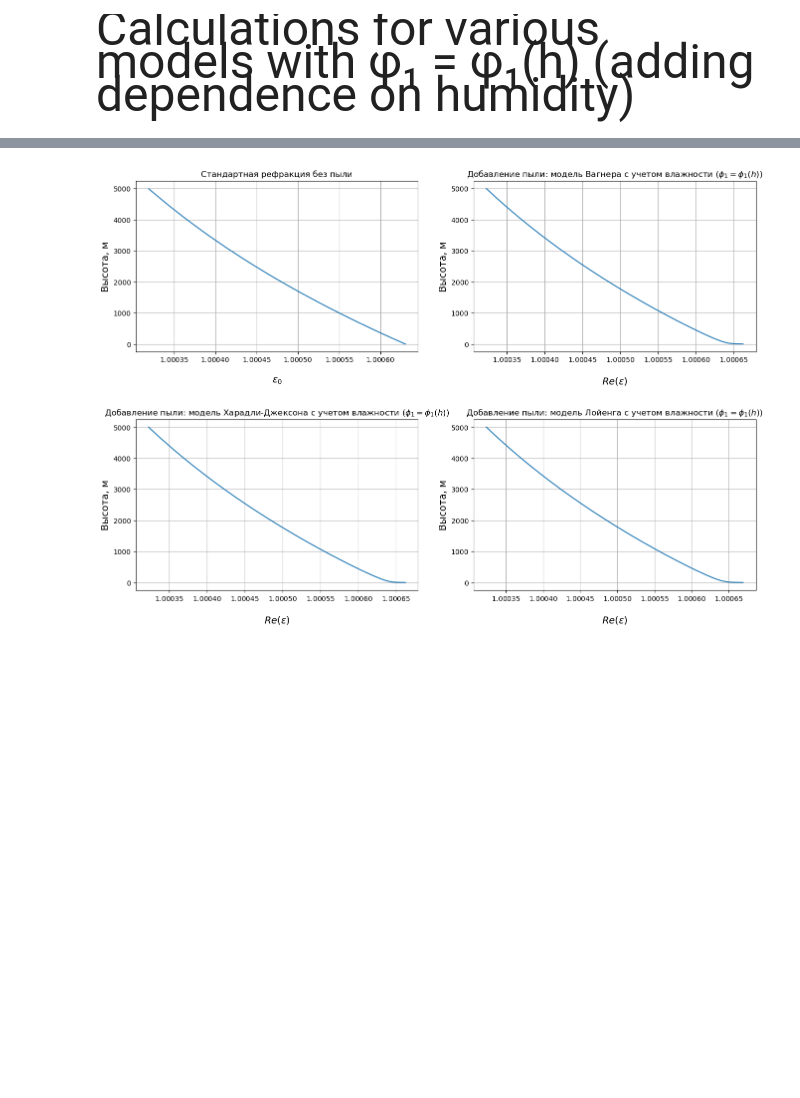
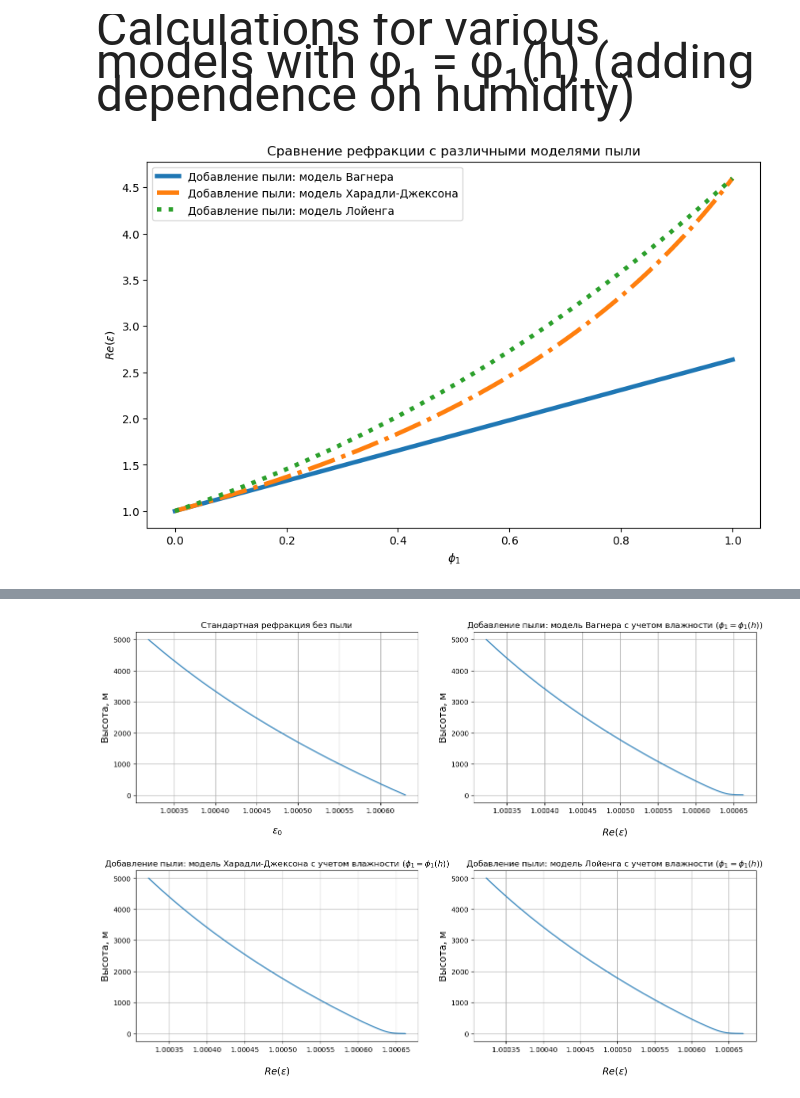
Before and after one commit to Margo-10/pe_radiowaves, a Jupyter notebook: pe_radiowaves.ipynb, the cells around one changed output, grey strips where cells are left out. Saved outputs shown, nothing was run; the diff lists cells and outputs as text; code cells hidden in the pictures; blank space fills up the shorter version.

```diff
--- a/pe_radiowaves.ipynb
+++ b/pe_radiowaves.ipynb
@@ -535,7 +535,7 @@ b=0.28
 rho=2440
 
 #visibility
-V_0 = 0.5; #meters
+V_0 = 6.5; #meters
 h_0 = 2.0
 
 #for Libya and Sudan
@@ -739,0 +769,42 @@ eps_1= (4.56 + 0.04*Humidity - 7.78*pow(Humidity,2)*1.e-4 + 5.56*pow(Humidity,3)
+# %%
+for i in range(H_max*coeff+1):
+    eps_0[i] =  pow ((1 + (315*math.exp(-1.36 *1.e-4*h[i]))*1.e-6),2)
+
+for i in range(H_max*coeff+1):
+    eps_w_real[i]  = 3*eps_0[i]*phi_1[i]*(eps_1.real-eps_0[i])/(eps_1.real+2*eps_0[i]) + eps_0[i]
+
+for i in range(H_max*coeff+1):
+    eps_kj_real[i] = (2*eps_0[i]*phi_1[i]*(eps_1.real-eps_0[i]) + eps_0[i]*eps_1.real + 2*eps_0[i]*eps_0[i])/(eps_1.real+2*eps_0[i]-phi_1[i]*(eps_1.real-eps_0[i]))
+
+for i in range(H_max*coeff+1):
+    eps_l_real[i] = pow((phi_1[i]*(pow(eps_1.real,1.0/3.0)-pow(eps_0[i],1.0/3.0)) + pow(eps_0[i],1.0/3.0)), 3)
+
+for i in range(H_max*coeff+1):
+    eps_w_complex[i]  = 3*eps_0[i]*phi_1[i]*(eps_1.imag-eps_0[i])/(eps_1.imag+2*eps_0[i]) + eps_0[i]
+
+for i in range(H_max*coeff+1):
+    eps_kj_complex[i] = (2*eps_0[i]*phi_1[i]*(eps_1.imag-eps_0[i]) + eps_0[i]*eps_1.imag + 2*eps_0[i]*eps_0[i])/(eps_1.imag+2*eps_0[i]-phi_1[i]*(eps_1.imag-eps_0[i]))
+
+for i in range(H_max*coeff+1):
+    eps_l_complex[i] = pow((phi_1[i]*(pow(eps_1.imag,1.0/3.0)-pow(eps_0[i],1.0/3.0)) + pow(eps_0[i],1.0/3.0)), 3)
+# %%
+plt.figure(figsize=(10, 6))
+
+# Второй график
+plt.plot(phi_1, eps_w_real, linestyle='-', linewidth='4',  label='Добавление пыли: модель Вагнера')
+
+# Третий график
+plt.plot(phi_1, eps_kj_real, linestyle='-.', linewidth='4',  label='Добавление пыли: модель Харадли-Джексона')
+
+# Четвертый график
+plt.plot(phi_1, eps_l_real,  linestyle=':', linewidth='4', label='Добавление пыли: модель Лойенга')
+
+plt.xlabel('$\phi_1$')
+plt.ylabel('$Re(ε)$')
+plt.title('Сравнение рефракции с различными моделями пыли')
+plt.ticklabel_format(style='scientific', axis='Both', useMathText=True, useOffset=False)
+plt.legend()
+
+plt.show()
+# %% [output]
+[figure, added]
```
Also changed, not shown: parts of 11 cells of this notebook, 2 other files.
